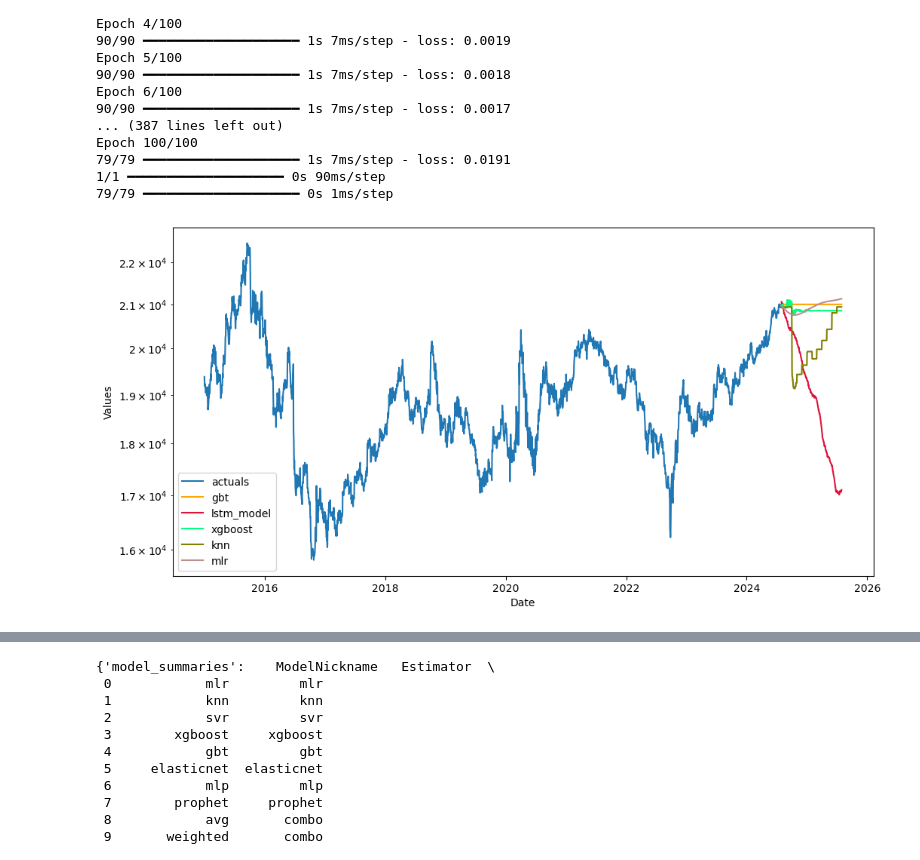
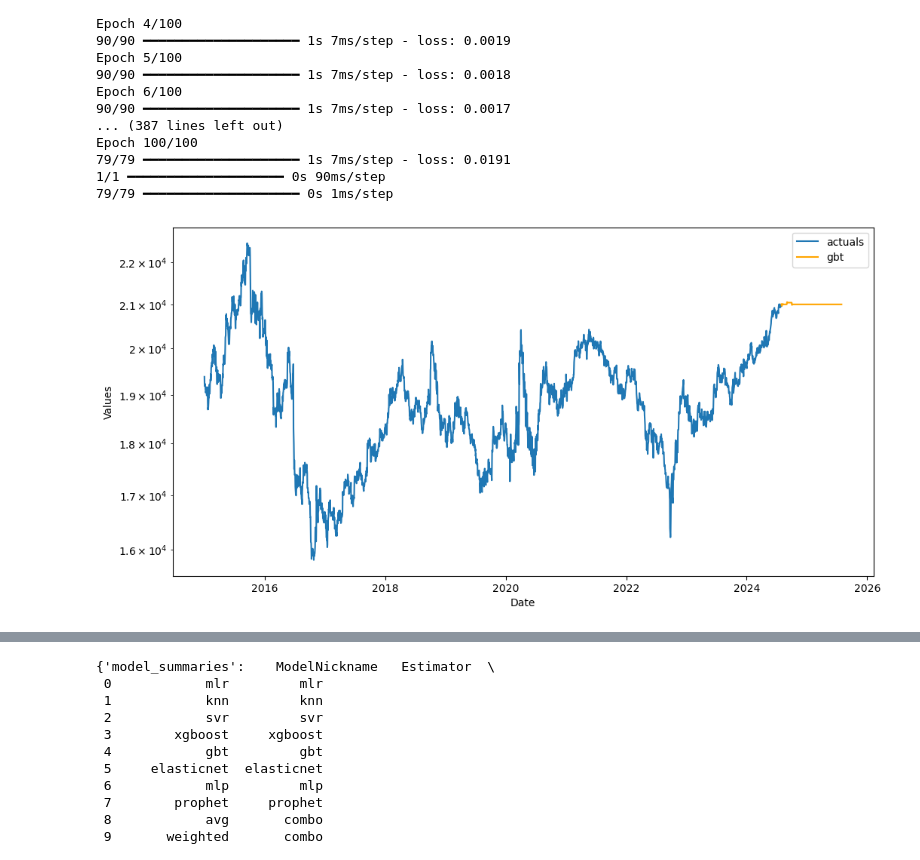
Before and after one commit to Thomas-Nguyen12/GBP_Rupiah_Exchange, a Jupyter notebook: english_indonesian_exchange.ipynb, the cells around one changed output, grey strips where cells are left out. Drawn from its saved outputs; the diff is of its cells as text; code cells hidden in the pictures.

```diff
--- a/english_indonesian_exchange.ipynb
+++ b/english_indonesian_exchange.ipynb
@@ -821,8 +821,8 @@ Epoch 100/100
 1/1 ━━━━━━━━━━━━━━━━━━━━ 0s 90ms/step
 79/79 ━━━━━━━━━━━━━━━━━━━━ 0s 1ms/step
 # %%
-f.plot(models='top_5',order_by='TestSetRMSE')
+f.plot(models='top_1',order_by='TestSetRMSE')
 plt.yscale("log")
 plt.show()
 # %% [output]
-[figure, old version]
+[figure, new version]
```
Also changed, not shown: parts of 5 cells of this notebook, 7 other files.
